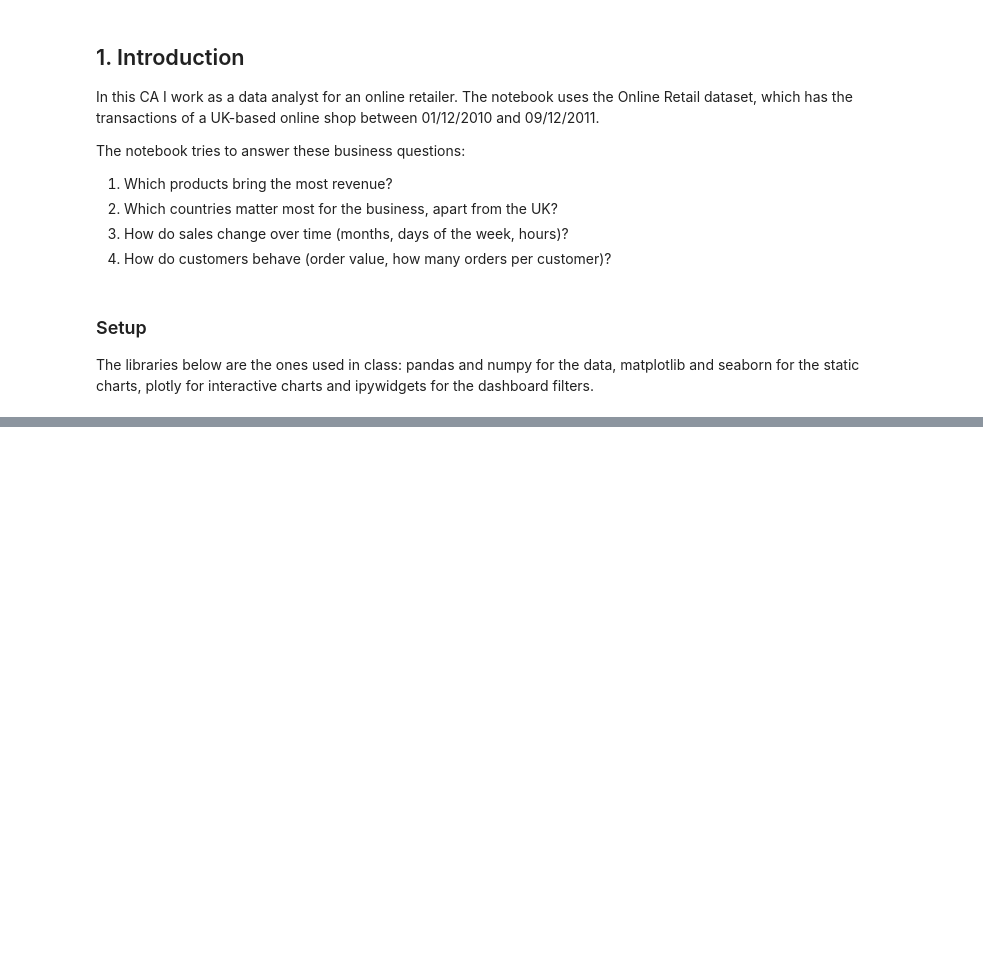
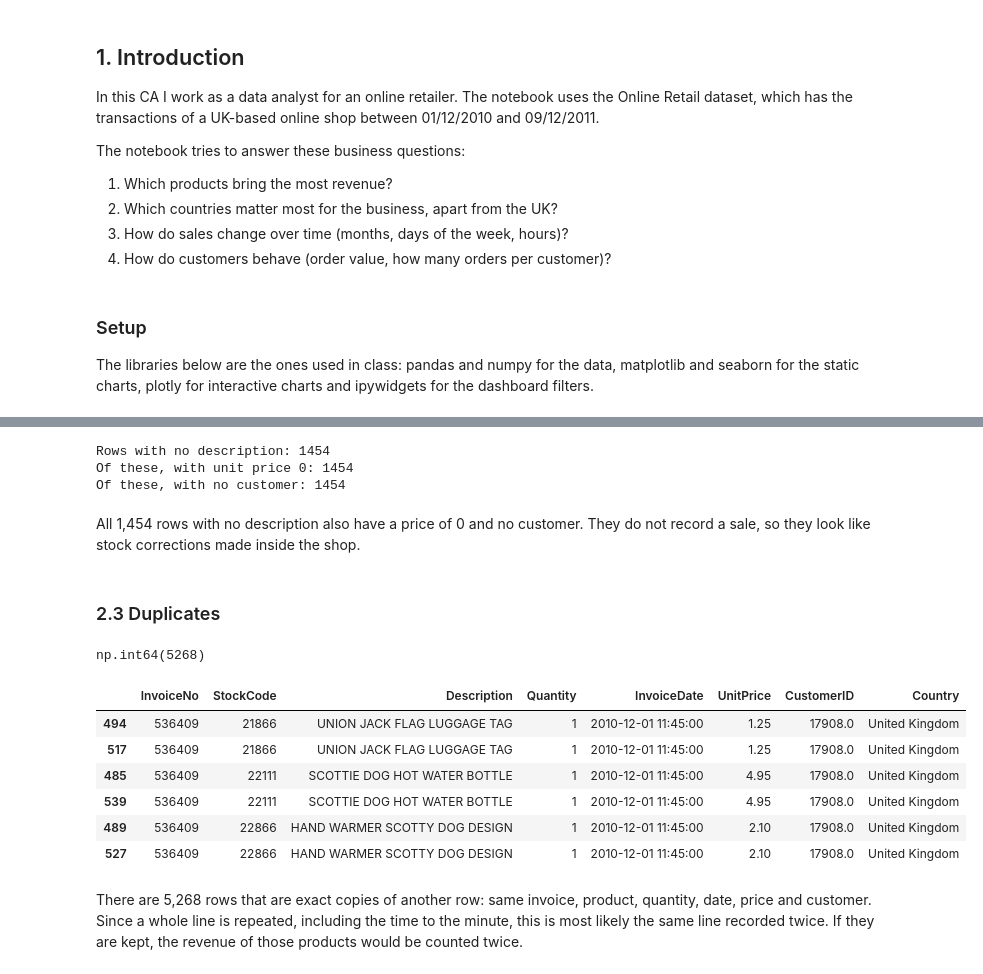
Before and after one commit to MatheusFerreiraL/dvc-ca2-online-retail, a Jupyter notebook: dvc_ca2_online_retail.ipynb, the cells around one changed output, grey strips where cells are left out. Drawn from its saved outputs; the diff is of its cells as text; code cells hidden in the pictures; blank space fills up the shorter version.

```diff
--- a/dvc_ca2_online_retail.ipynb
+++ b/dvc_ca2_online_retail.ipynb
@@ -65,0 +159,30 @@ df.head()
+# %%
+no_description = df[df['Description'].isnull()]
+print('Rows with no description:', len(no_description))
+print('Of these, with unit price 0:', (no_description['UnitPrice'] == 0).sum())
+print('Of these, with no customer:', no_description['CustomerID'].isnull().sum())
+# %% [output]
+Rows with no description: 1454
+Of these, with unit price 0: 1454
+Of these, with no customer: 1454
+# %% [markdown]
+All 1,454 rows with no description also have a price of 0 and no customer. They do not record a sale, so they look like stock corrections made inside the shop.
+# %% [markdown]
+### 2.3 Duplicates
+# %%
+df.duplicated().sum()
+# %% [output]
+np.int64(5268)
+# %%
+# keep=False marks every copy, so the repeated rows can be seen side by side
+df[df.duplicated(keep=False)].sort_values(by=['InvoiceNo', 'StockCode']).head(6)
+# %% [output]
+|  | InvoiceNo | StockCode | Description | Quantity | InvoiceDate | UnitPrice | CustomerID | Country |
+| 494 | 536409 | 21866 | UNION JACK FLAG LUGGAGE TAG | 1 | 2010-12-01 11:45:00 | 1.25 | 17908.0 | United Kingdom |
+| 517 | 536409 | 21866 | UNION JACK FLAG LUGGAGE TAG | 1 | 2010-12-01 11:45:00 | 1.25 | 17908.0 | United Kingdom |
+| 485 | 536409 | 22111 | SCOTTIE DOG HOT WATER BOTTLE | 1 | 2010-12-01 11:45:00 | 4.95 | 17908.0 | United Kingdom |
+| 539 | 536409 | 22111 | SCOTTIE DOG HOT WATER BOTTLE | 1 | 2010-12-01 11:45:00 | 4.95 | 17908.0 | United Kingdom |
+| 489 | 536409 | 22866 | HAND WARMER SCOTTY DOG DESIGN | 1 | 2010-12-01 11:45:00 | 2.10 | 17908.0 | United Kingdom |
+| 527 | 536409 | 22866 | HAND WARMER SCOTTY DOG DESIGN | 1 | 2010-12-01 11:45:00 | 2.10 | 17908.0 | United Kingdom |
+# %% [markdown]
+There are 5,268 rows that are exact copies of another row: same invoice, product, quantity, date, price and customer. Since a whole line is repeated, including the time to the minute, this is most likely the same line recorded twice. If they are kept, the revenue of those products would be counted twice.
```
Also changed, not shown: parts of 46 cells of this notebook.
